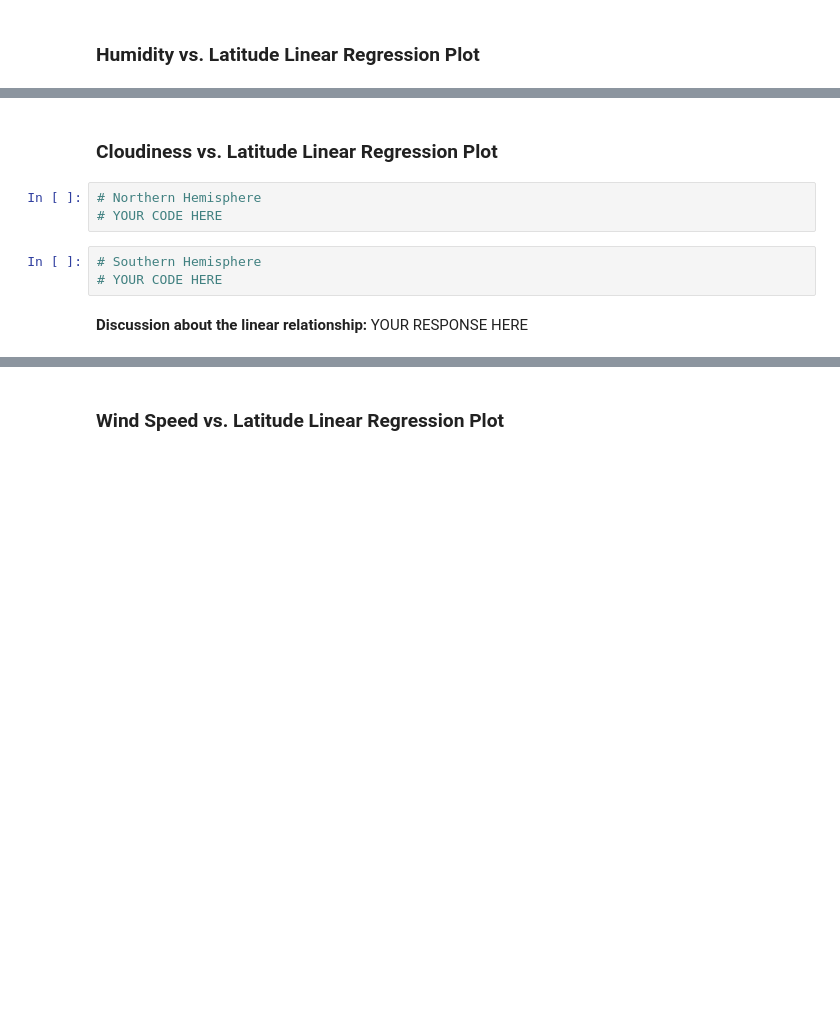
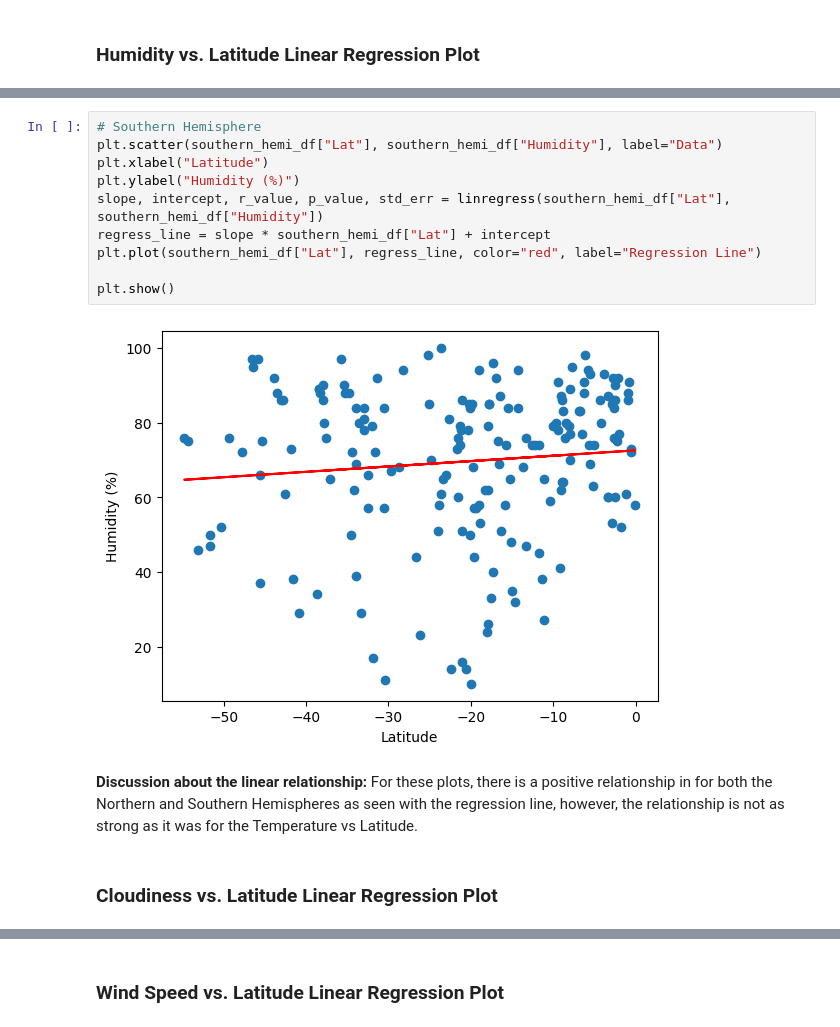
Before and after one commit to BrannanGeshwind/python-api-challenge, a Jupyter notebook: WeatherPy.ipynb, the cells around one changed output, grey strips where cells are left out. Drawn from its saved outputs; the diff is of its cells as text; blank space fills up the shorter version.

```diff
--- a/WeatherPy.ipynb
+++ b/WeatherPy.ipynb
@@ -326,10 +346,16 @@ plot_linear_regression(southern_hemi_df["Lat"], southern_hemi_df["Max Temp"],
+# %%
+# Southern Hemisphere
+plt.scatter(southern_hemi_df["Lat"], southern_hemi_df["Humidity"], label="Data")
+plt.xlabel("Latitude")
+plt.ylabel("Humidity (%)")
+slope, intercept, r_value, p_value, std_err = linregress(southern_hemi_df["Lat"], southern_hemi_df["Humidity"])
+regress_line = slope * southern_hemi_df["Lat"] + intercept
+plt.plot(southern_hemi_df["Lat"], regress_line, color="red", label="Regression Line")
+
+plt.show()
+# %% [output]
+[figure, added]
+# %% [markdown]
+**Discussion about the linear relationship:** For these plots, there is a positive relationship in for both the Northern and Southern Hemispheres as seen with the regression line, however, the relationship is not as strong as it was for the Temperature vs Latitude.
 # %% [markdown]
 ### Cloudiness vs. Latitude Linear Regression Plot
-# %%
-# Northern Hemisphere
-# YOUR CODE HERE
-# %%
-# Southern Hemisphere
-# YOUR CODE HERE
-# %% [markdown]
-**Discussion about the linear relationship:** YOUR RESPONSE HERE
```
Also changed, not shown: parts of 30 cells of this notebook, 5 other files.
